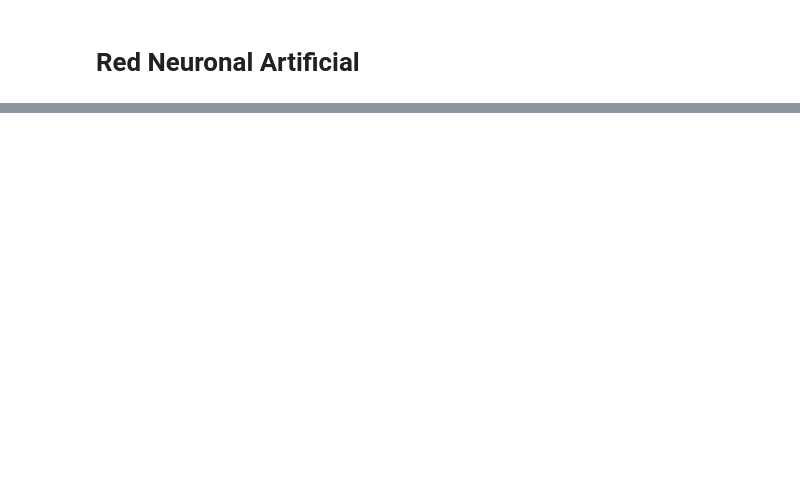
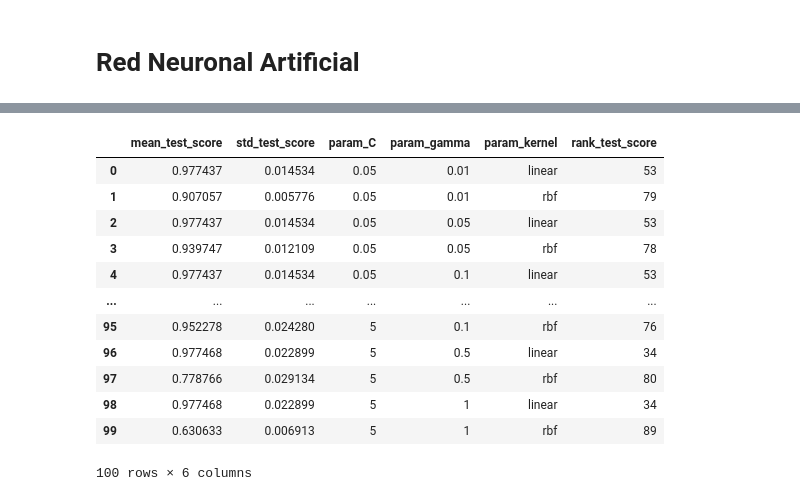
Before and after one commit to FelipeTriana/BreastCancerWisconsin, a Jupyter notebook: BreastCancerWisconsin.ipynb, the cells around one changed output, grey strips where cells are left out. Drawn from its saved outputs; the diff is of its cells as text; code cells hidden in the pictures; blank space fills up the shorter version.

```diff
--- a/BreastCancerWisconsin.ipynb
+++ b/BreastCancerWisconsin.ipynb
@@ -655,0 +755,18 @@ modelEvaluatorGBT(Xtrain,Ytrain,Xtest,Ytest,150)
+# %%
+df_SVM = pd.DataFrame( GridSVM.cv_results_ )
+df_SVM = df_SVM[['mean_test_score', 'std_test_score', 'param_C','param_gamma','param_kernel','rank_test_score']]
+df_SVM
+# %% [output]
+|  | mean_test_score | std_test_score | param_C | param_gamma | param_kernel | rank_test_score |
+| 0 | 0.977437 | 0.014534 | 0.05 | 0.01 | linear | 53 |
+| 1 | 0.907057 | 0.005776 | 0.05 | 0.01 | rbf | 79 |
+| 2 | 0.977437 | 0.014534 | 0.05 | 0.05 | linear | 53 |
+| 3 | 0.939747 | 0.012109 | 0.05 | 0.05 | rbf | 78 |
+| 4 | 0.977437 | 0.014534 | 0.05 | 0.1 | linear | 53 |
+| ... | ... | ... | ... | ... | ... | ... |
+| 95 | 0.952278 | 0.024280 | 5 | 0.1 | rbf | 76 |
+| 96 | 0.977468 | 0.022899 | 5 | 0.5 | linear | 34 |
+| 97 | 0.778766 | 0.029134 | 5 | 0.5 | rbf | 80 |
+| 98 | 0.977468 | 0.022899 | 5 | 1 | linear | 34 |
+| 99 | 0.630633 | 0.006913 | 5 | 1 | rbf | 89 |
+100 rows × 6 columns
```
Also changed, not shown: parts of 17 cells of this notebook.
